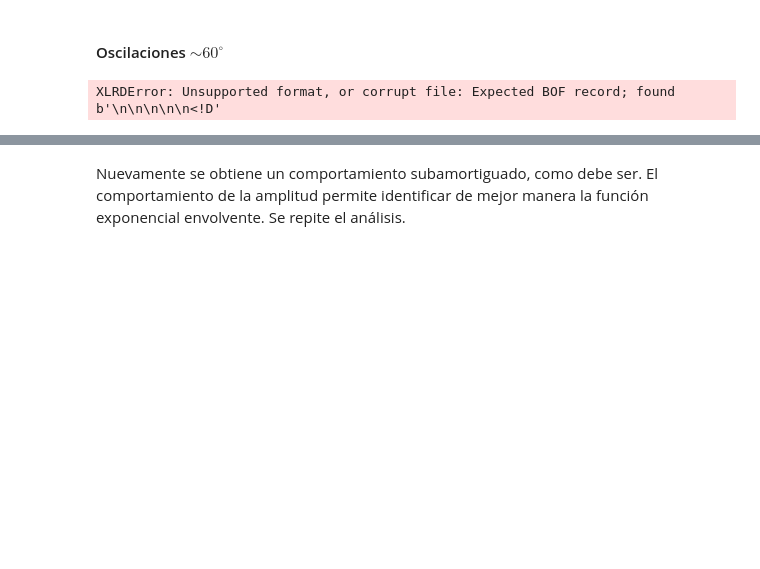
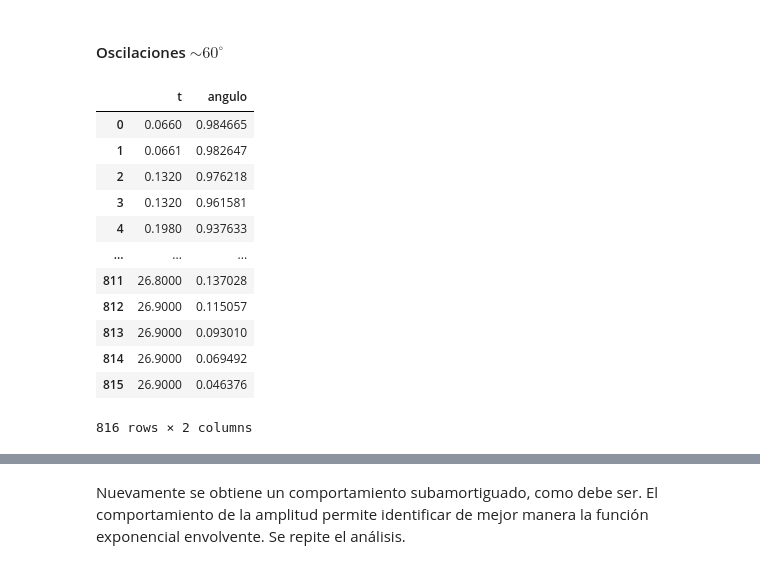
Before and after one commit to davidalejandromiranda/laboratorios-fisica, a Jupyter notebook: f3/i2_Pendulo_Simple/Pendulo_Simple.ipynb, the cells around one changed output, grey strips where cells are left out. Cells and saved outputs as stored; diff of their text form; code cells hidden in the pictures; blank space fills up the shorter version.

```diff
--- a/f3/i2_Pendulo_Simple/Pendulo_Simple.ipynb
+++ b/f3/i2_Pendulo_Simple/Pendulo_Simple.ipynb
@@ -233,10 +256,22 @@ Evidentemente la deducción de $\Omega$ es mejor por la forma 1 ya que es un mé
 # %% [markdown]
 #### Oscilaciones $\sim 60^{\circ}$
 # %%
-data2=pd.read_excel(data_links[1])
+data2=pd.read_csv(caso[2])
 data2
 # %% [output]
+|  | t | angulo |
+| 0 | 0.0660 | 0.984665 |
+| 1 | 0.0661 | 0.982647 |
+| 2 | 0.1320 | 0.976218 |
+| 3 | 0.1320 | 0.961581 |
+| 4 | 0.1980 | 0.937633 |
+| ... | ... | ... |
+| 811 | 26.8000 | 0.137028 |
+| 812 | 26.9000 | 0.115057 |
+| 813 | 26.9000 | 0.093010 |
+| 814 | 26.9000 | 0.069492 |
+| 815 | 26.9000 | 0.046376 |
-XLRDError: Unsupported format, or corrupt file: Expected BOF record; found b'\n\n\n\n\n<!D'
+816 rows × 2 columns
 # %%
 plt.plot(data2.t,data2.angulo)
 plt.title('Curva experimental')
```
Also changed, not shown: parts of 18 cells of this notebook.
